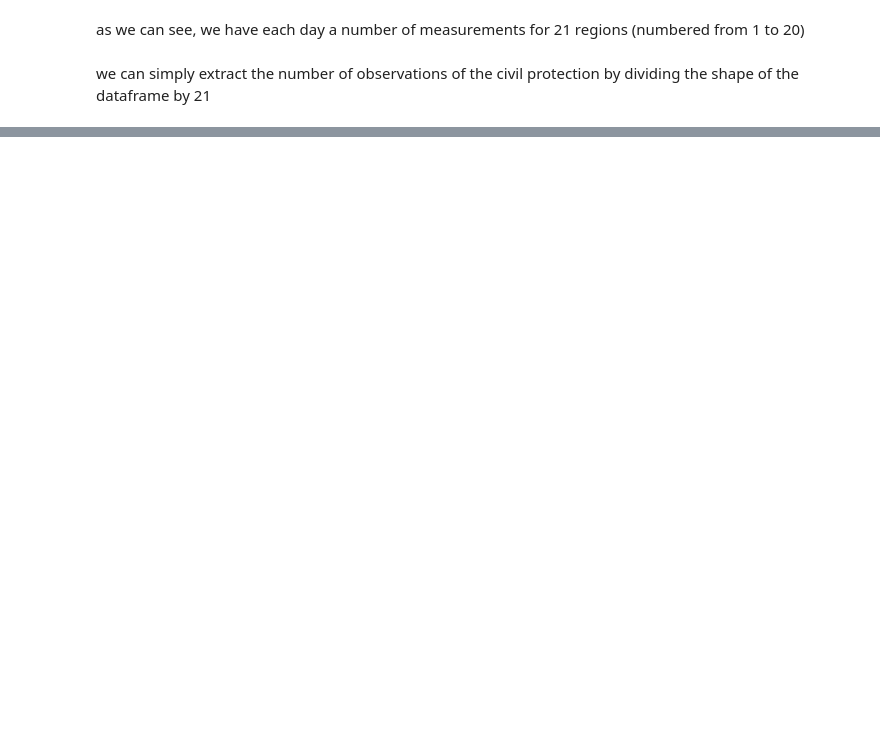
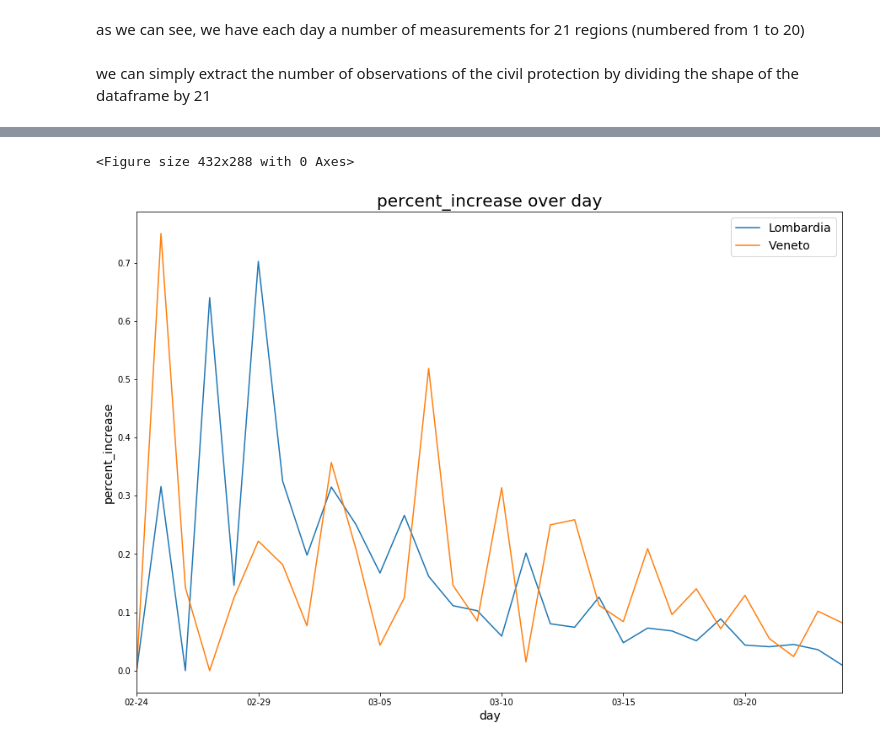
Before and after one commit to simonegiancola09/covid-19-Analysis, a Jupyter notebook: Covid.ipynb, the cells around one changed output, grey strips where cells are left out. Saved outputs shown, nothing was run; the diff lists cells and outputs as text; code cells hidden in the pictures; blank space fills up the shorter version.

```diff
--- a/Covid.ipynb
+++ b/Covid.ipynb
@@ -348,0 +341,6 @@ reg.plot()
+# %%
+multi_plot_df([compute_perc_increase(Lom,'terapia_intensiva'),compute_perc_increase(Ven,'terapia_intensiva')],
+              'day','percent_increase',names=['Lombardia','Veneto'])
+# %% [output]
+<Figure size 432x288 with 0 Axes>
+[figure, added]
```
Also changed, not shown: parts of 38 cells of this notebook.
